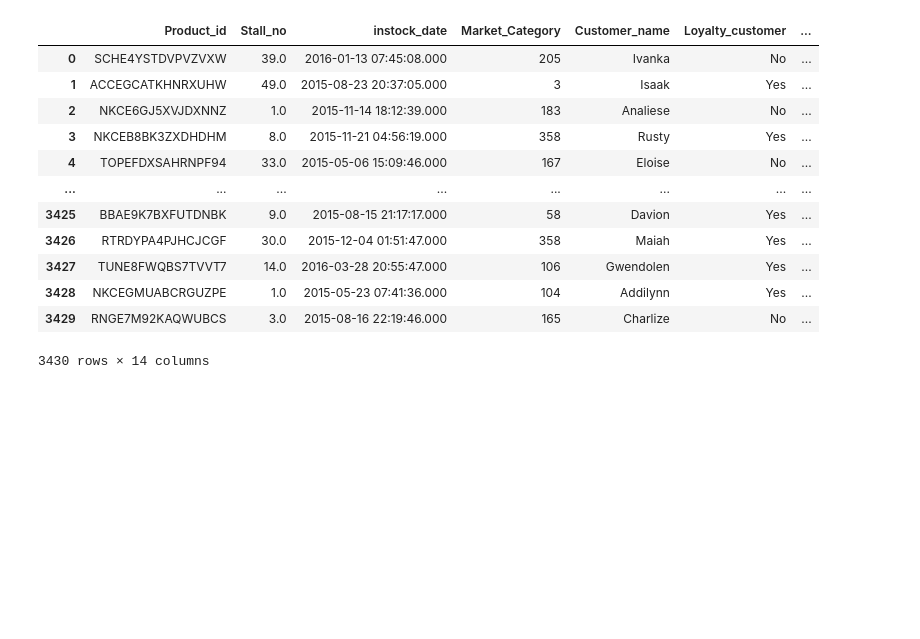
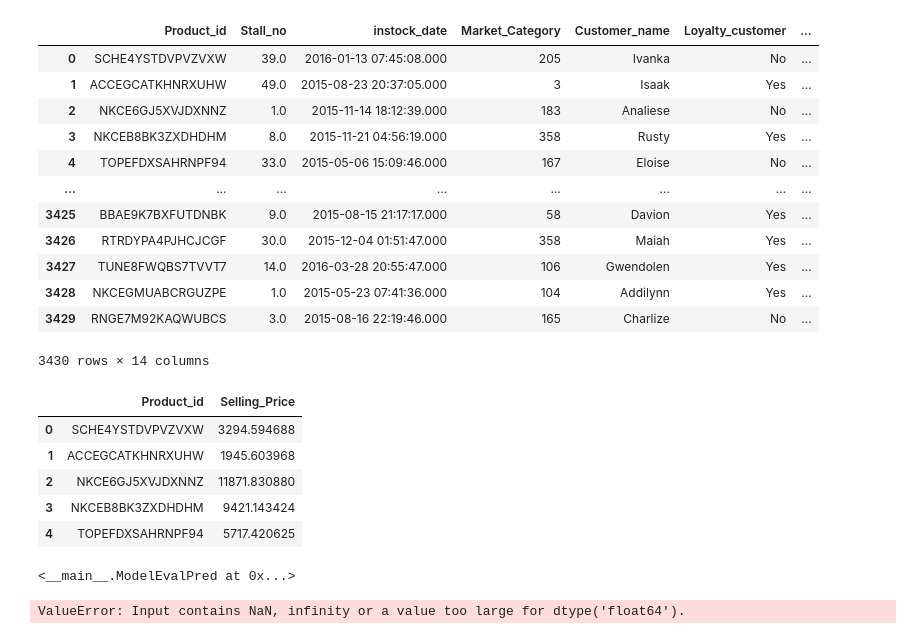
Before and after one commit to JONNY-ME/Harcker-earth-predict-price, a Jupyter notebook: startup.ipynb, the cells around one changed output. Drawn from its saved outputs; the diff is of its cells as text; code cells hidden in the pictures; blank space fills up the shorter version.

Commit message:
first submission

```diff
--- a/startup.ipynb
+++ b/startup.ipynb
@@ -38,3 +38,13 @@ test_df
 | 3428 | NKCEGMUABCRGUZPE | 1.0 | 2015-05-23 07:41:36.000 | 104 | Addilynn | Yes | ... |
 | 3429 | RNGE7M92KAQWUBCS | 3.0 | 2015-08-16 22:19:46.000 | 165 | Charlize | No | ... |
 3430 rows × 14 columns
+# %%
+sub = pd.read_csv(path+"sample_submission.csv")
+sub
+# %% [output]
+|  | Product_id | Selling_Price |
+| 0 | SCHE4YSTDVPVZVXW | 3294.594688 |
+| 1 | ACCEGCATKHNRXUHW | 1945.603968 |
+| 2 | NKCE6GJ5XVJDXNNZ | 11871.830880 |
+| 3 | NKCEB8BK3ZXDHDHM | 9421.143424 |
+| 4 | TOPEFDXSAHRNPF94 | 5717.420625 |
@@ -40,0 +89,16 @@ test_df
+# %%
+modval = ModelEvalPred(train_df, test_df, in_cols, ycol)
+modval
+# %% [output]
+<__main__.ModelEvalPred at 0x...>
+# %%
+from lightgbm import LGBMClassifier
+from catboost import CatBoostClassifier
+
+lt = LGBMClassifier()
+cat = CatBoostClassifier()
+models = [lt]
+
+modval.eval_model(models)
+# %% [output]
+ValueError: Input contains NaN, infinity or a value too large for dtype('float64').
```
Also changed, not shown: parts of 5 cells of this notebook, 2 other files.
